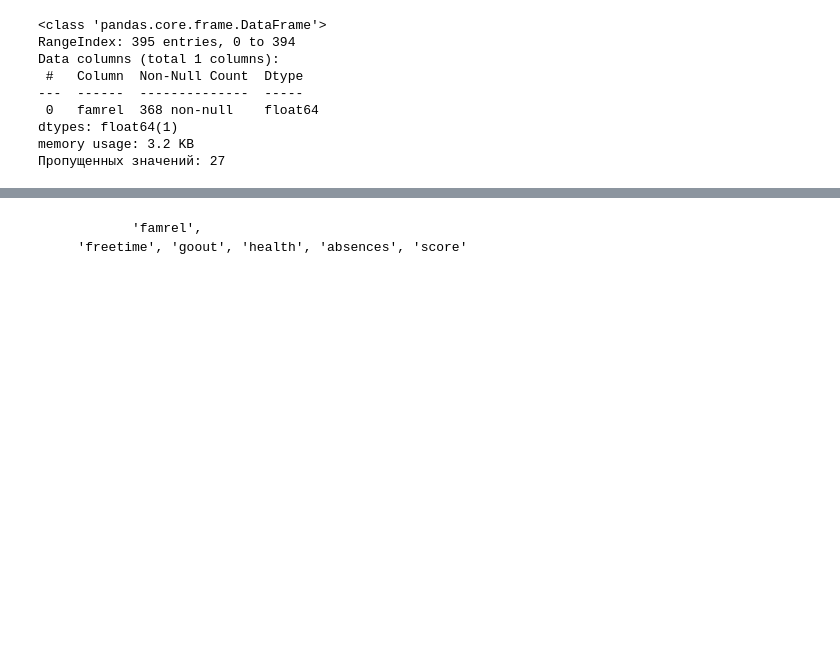
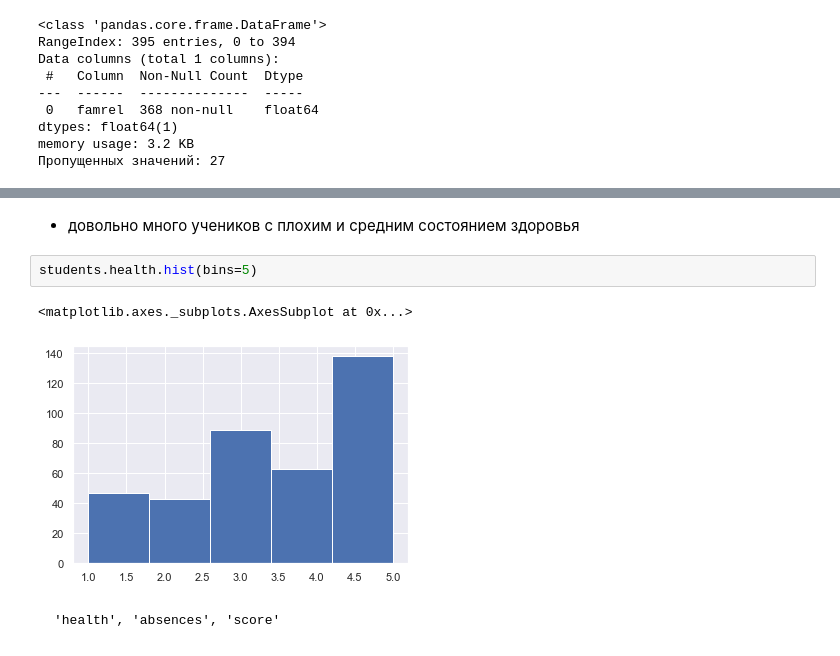
Before and after one commit to Ro-Ksu/skillfactory_rds, a Jupyter notebook: module_2/Module_2.ipynb, the cells around one changed output, grey strips where cells are left out. Cells and saved outputs as stored; diff of their text form; blank space fills up the shorter version.

```diff
--- a/module_2/Module_2.ipynb
+++ b/module_2/Module_2.ipynb
@@ -854,3 +974,9 @@ memory usage: 3.2 KB
+# %% [markdown]
+- довольно много учеников с плохим и средним состоянием здоровья
+# %%
+students.health.hist(bins=5)
+# %% [output]
+<matplotlib.axes._subplots.AxesSubplot at 0x...>
+[figure, added]
 # %% [markdown]
-              'famrel',
-       'freetime', 'goout', 'health', 'absences', 'score'
+    'health', 'absences', 'score'
```
Also changed, not shown: parts of 10 cells of this notebook.
